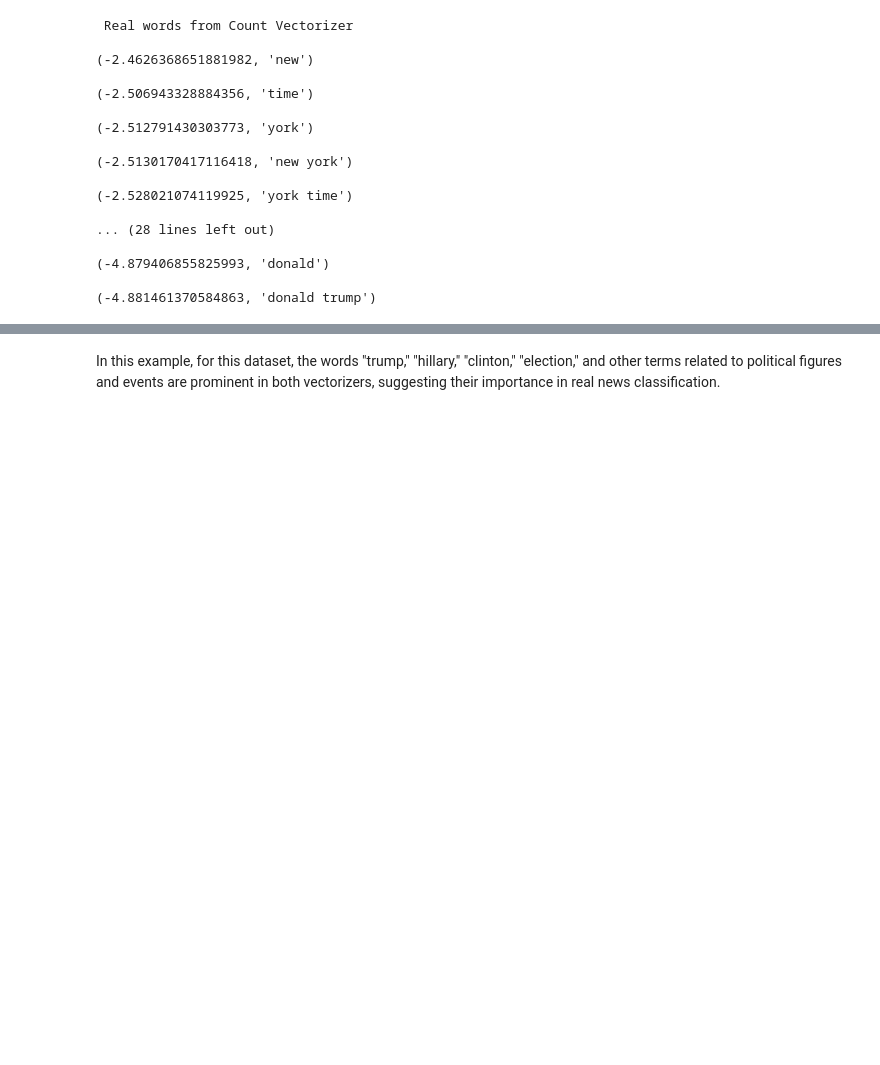
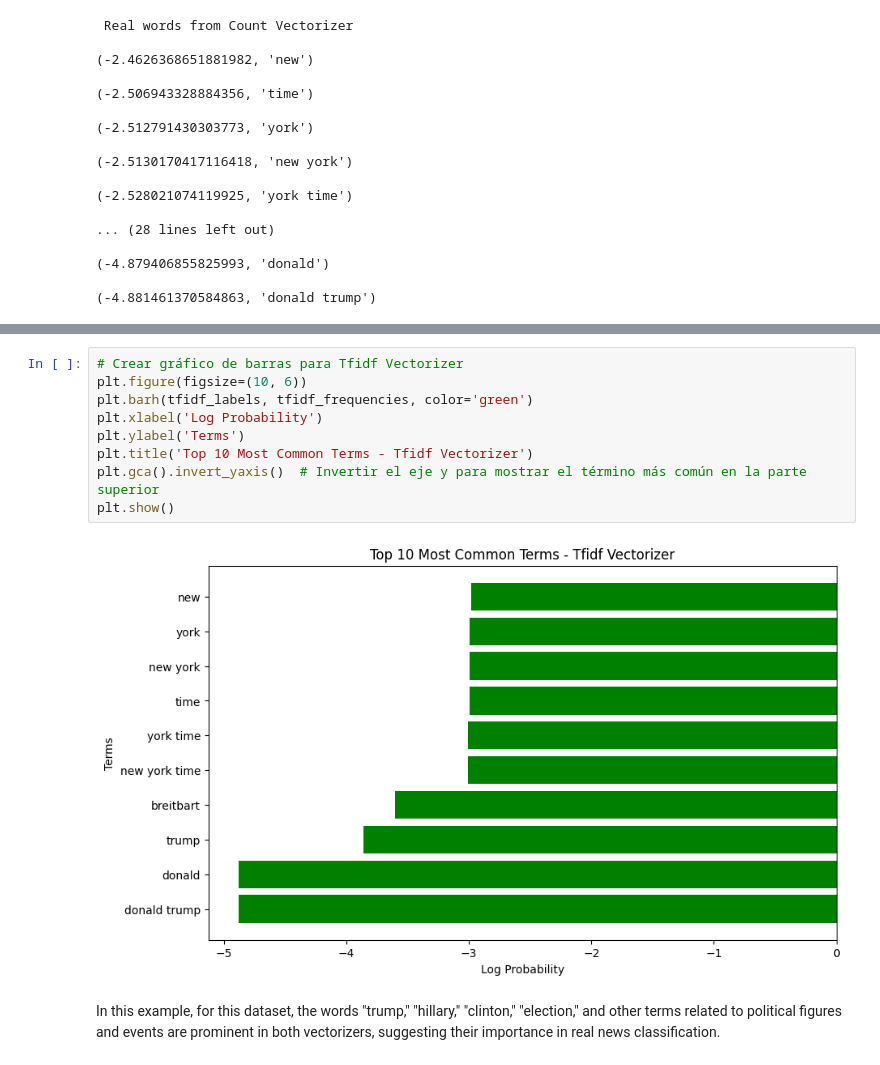
Before and after one commit to luisblazquezm/uc3m-fake-news-tfm, a Jupyter notebook: notebooks/nlp/fake_news_feature_engin_tfidf_count.ipynb, the cells around one changed output, grey strips where cells are left out. Saved outputs shown, nothing was run; the diff lists cells and outputs as text; blank space fills up the shorter version.

```diff
--- a/notebooks/nlp/fake_news_feature_engin_tfidf_count.ipynb
+++ b/notebooks/nlp/fake_news_feature_engin_tfidf_count.ipynb
@@ -446,3 +468,14 @@ for i in (sorted(zip(sub_classifier_tfidf.feature_log_prob_[0],feature_names_tfi
+# %%
+# Crear gráfico de barras para Tfidf Vectorizer
+plt.figure(figsize=(10, 6))
+plt.barh(tfidf_labels, tfidf_frequencies, color='green')
+plt.xlabel('Log Probability')
+plt.ylabel('Terms')
+plt.title('Top 10 Most Common Terms - Tfidf Vectorizer')
+plt.gca().invert_yaxis()  # Invertir el eje y para mostrar el término más común en la parte superior
+plt.show()
+# %% [output]
+[figure, added]
 # %% [markdown]
 In this example, for this dataset, the words "trump," "hillary," "clinton," "election," and other terms related to political figures and events are prominent in both vectorizers, suggesting their importance in real news classification.
 # %%
```
Also changed, not shown: parts of 4 cells of this notebook, 8 other files.
